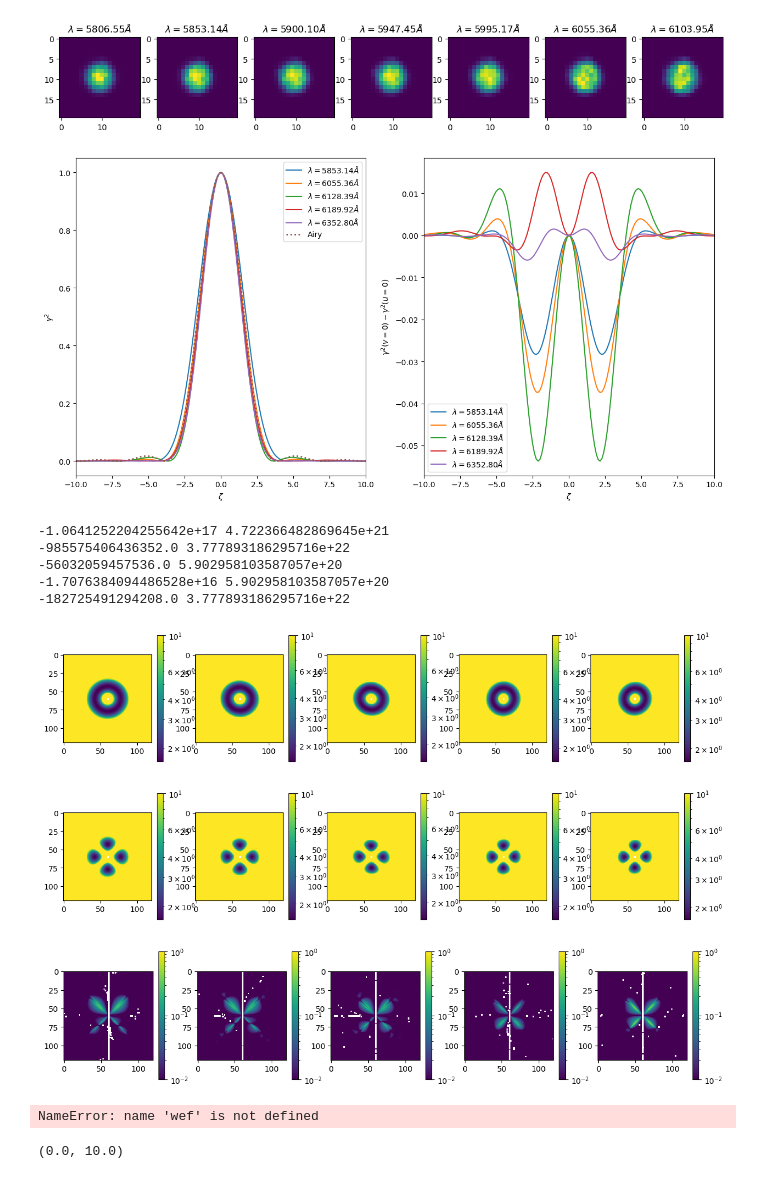
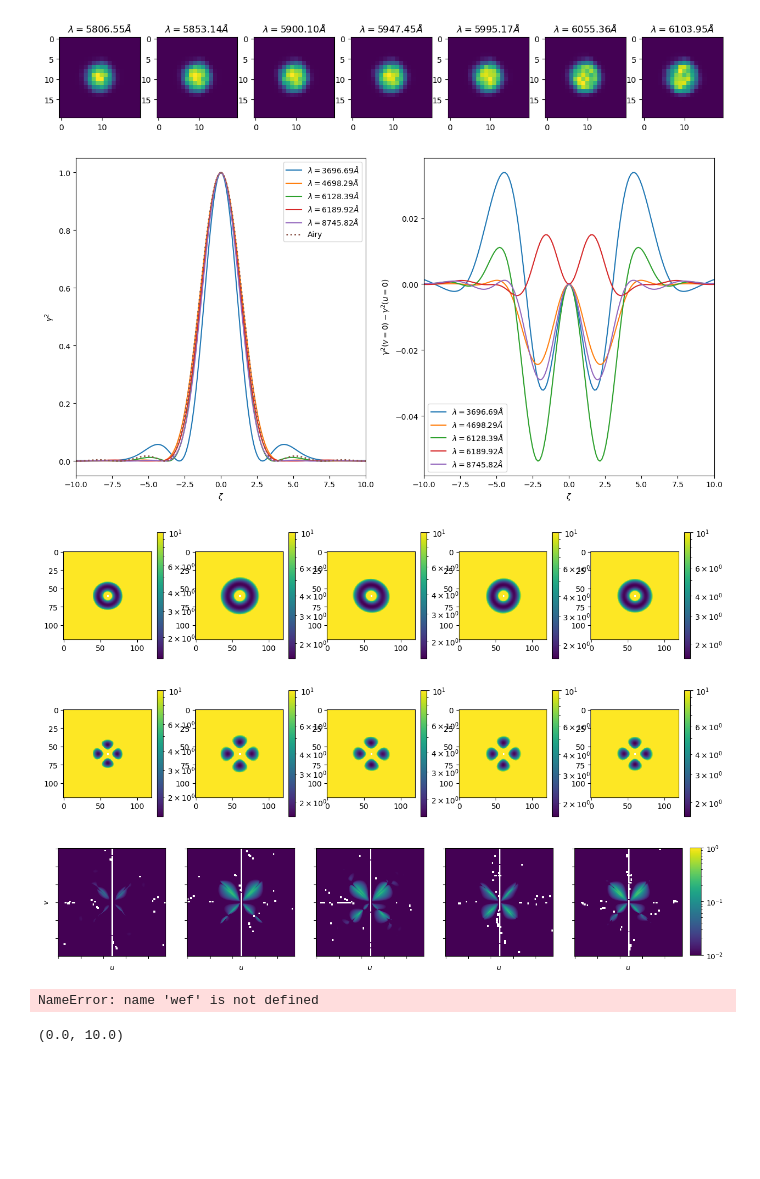
Before and after one commit to AlexGKim/II, a Jupyter notebook: sedona.ipynb, the cells around one changed output. Drawn from its saved outputs; the diff is of its cells as text; code cells hidden in the pictures; blank space fills up the shorter version.

```diff
--- a/sedona.ipynb
+++ b/sedona.ipynb
@@ -40,6 +40,8 @@ sigma_t =13*10**-12
 [figure]
 # %%
 wls = [5850,6055,6128,6189,6355.12]
+# wls = [3700, 4700, 6055, 6355,8750]
+wls = [3700, 4700, 6128, 6189,8750]
 idxs = [ numpy.abs(wavegrid - l).argmin() for l in wls]
 fig,axs = plt.subplots(1,5, figsize=(15, 3))
 for i, idx in enumerate(idxs):
@@ -68,6 +70,8 @@ fluxshape = flux[0,:,:].shape
 paddedarray = numpy.zeros((fluxshape[0]*factor, fluxshape[1]*factor))
 # fig,axs = plt.subplots(1,5, figsize=(15, 3))
 fig,axs = plt.subplots(1,2, figsize=(15, 7.5))
+wls = [3700, 4700, 6128, 6189,8750]
+idxs = [ numpy.abs(wavegrid - l).argmin() for l in wls]
 for i, idx in enumerate(idxs):
     flux_norm = flux[idx,:,:]
     flux_norm = flux_norm/flux_norm.sum()
@@ -111,9 +115,12 @@ axs[1].set_xlabel(r"$\zeta$")
 axs[1].set_ylabel(r"$\gamma^2(v=0)-\gamma^2(u=0)$")
 plt.savefig('gamma2_sedona.pdf')
 # %% [output]
-[figure, old version]
+[figure, new version]
 # %%
 wls = [5850,6055,6128,6189,6355.12]
+wls = [3700, 4700, 6055, 6355,8750]
+wls = [3700, 4700, 6128, 6189,8750]
+
 idxs = [ numpy.abs(wavegrid - l).argmin() for l in wls]
 factor = 10
 
@@ -155,58 +162,49 @@ for i, idx in enumerate(idxs):
     F00 = numpy.fft.fftshift(F00)
     F01 = numpy.fft.fftshift(F01)
     F11 = numpy.fft.fftshift(F11)
 
     F00rot=numpy.rot90(F00)
     F01rot=numpy.rot90(F01)
     F11rot=numpy.rot90(F11)
     for ui in range(0,Fsinv.shape[0]):
         for vi in range(0,Fsinv.shape[1]):
             if ui==0 and vi==0:
                 continue
             try:
                 Fsinv[ui,vi] = numpy.linalg.inv([[F00[ui,vi]+F00rot[ui,vi],F01[ui,vi]+F01rot[ui,vi]],[F01[ui,vi]+F01rot[ui,vi],F11[ui,vi]+F11rot[ui,vi]]])[0,0]
             except:
                 pass
     minx = paddedarray.shape[0]//2-factor//3*fluxshape[0]
     maxx = paddedarray.shape[0]//2+factor//3*fluxshape[0]
     # pos = axs[i].imshow(numpy.fft.fftshift(Fsinv)[minx:maxx,minx:maxx] ,norm='log',vmax=100)
     # pos = axs[i].imshow(numpy.fft.fftshift(Fsinv),vmin=0,vmax=10)
     pos = axs[i].imshow((1/F00)[minx:maxx,minx:maxx] ,norm='log',vmax=10)
     fig.colorbar(pos)
 
     pos2 = axs2[i].imshow((1/F11)[minx:maxx,minx:maxx],norm='log',vmax=10)
     fig2.colorbar(pos2)
     # print(Fsinv.min(),Fsinv.max())
-    pos3 = axs3[i].imshow(dGammadnu[idx] * (128*numpy.pi)**(-0.25) * numpy.sqrt(3600/2/sigma_t) *
+    im = axs3[i].imshow(dGammadnu[idx] * (128*numpy.pi)**(-0.25) * numpy.sqrt(3600/2/sigma_t) *
                         numpy.sqrt(1/Fsinv[minx:maxx,minx:maxx]),norm='log',vmin=0.01,vmax=1)
-    print(Fsinv.min(),Fsinv.max())
-    fig3.colorbar(pos3)
-    # axs4[i].plot(numpy.fft.fftshift(Fsinv)[:,0])
-    # axs4[i].set_ylim((0,10))
+    if i ==0:
+        axs3[i].set_ylabel(r'$v$')
+    axs3[i].set_xlabel(r'$u$')
+    axs3[i].xaxis.set_ticklabels([])
+    axs3[i].yaxis.set_ticklabels([])
+fig3.subplots_adjust(right=0.94)
+cbar_ax = fig3.add_axes([0.95, 0.15, 0.015, 0.7])
+fig3.colorbar(im, cax=cbar_ax)
+
+
 plt.show()
 wef
-x_airy = numpy.linspace(-10.0,10.,1001)
-airy = (2*jv(1,x_airy)/x_airy)**2
-axs[0].plot(x_airy,airy,label='Airy',ls='dotted',lw=2)
-axs[0].set_xlim((-10,10))
-axs[0].set_xlabel(r"$\zeta$")
-axs[0].set_ylabel(r"$\gamma^2$")
-axs[0].legend()
-axs[1].set_xlim((-10,10))
-axs[1].legend()
-axs[1].set_xlabel(r"$\zeta$")
-axs[1].set_ylabel(r"$\gamma^2(v=0)-\gamma^2(u=0)$")
+
 plt.savefig('gamma2_sedona.pdf')
 # %% [output]
--1.0641252204255642e+17 4.722366482869645e+21
--985575406436352.0 3.777893186295716e+22
--56032059457536.0 5.902958103587057e+20
--1.7076384094486528e+16 5.902958103587057e+20
--182725491294208.0 3.777893186295716e+22
-[figure, old version]
+[figure, new version]
-[figure, old version]
+[figure, new version]
-[figure, old version]
+[figure, new version]
-NameError: name 'wef' is not defined
+NameError: name 'wef' is not defined
 # %%
 def dft_polar(y, norder=None):
     ny = len(y)
```
Also changed, not shown: parts of 1 cell of this notebook, 1 other file.
